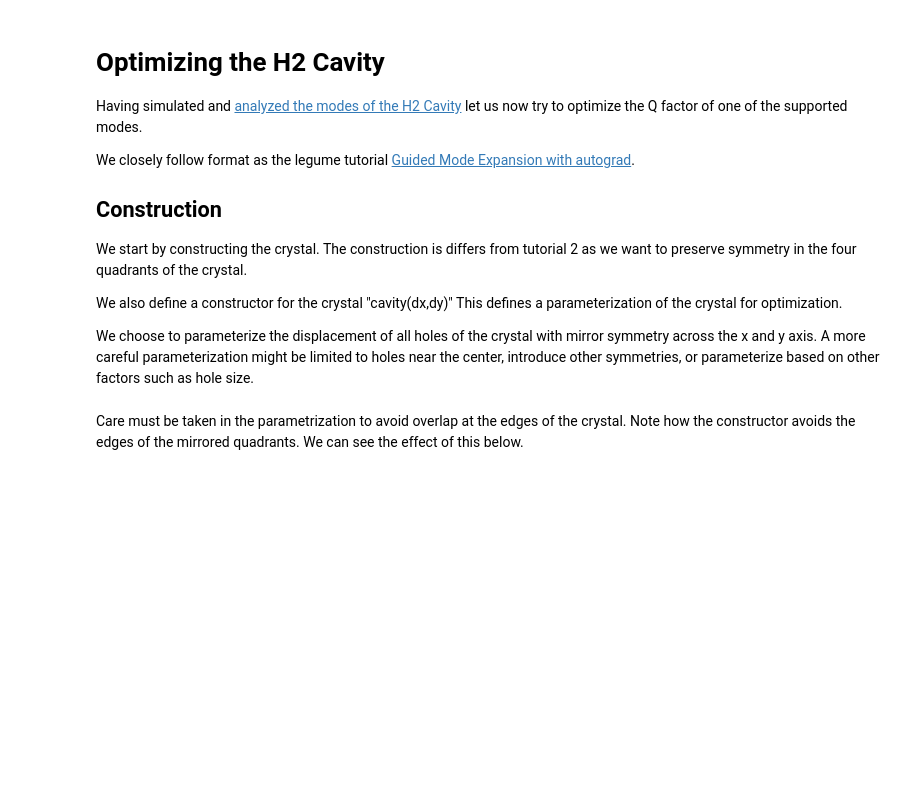
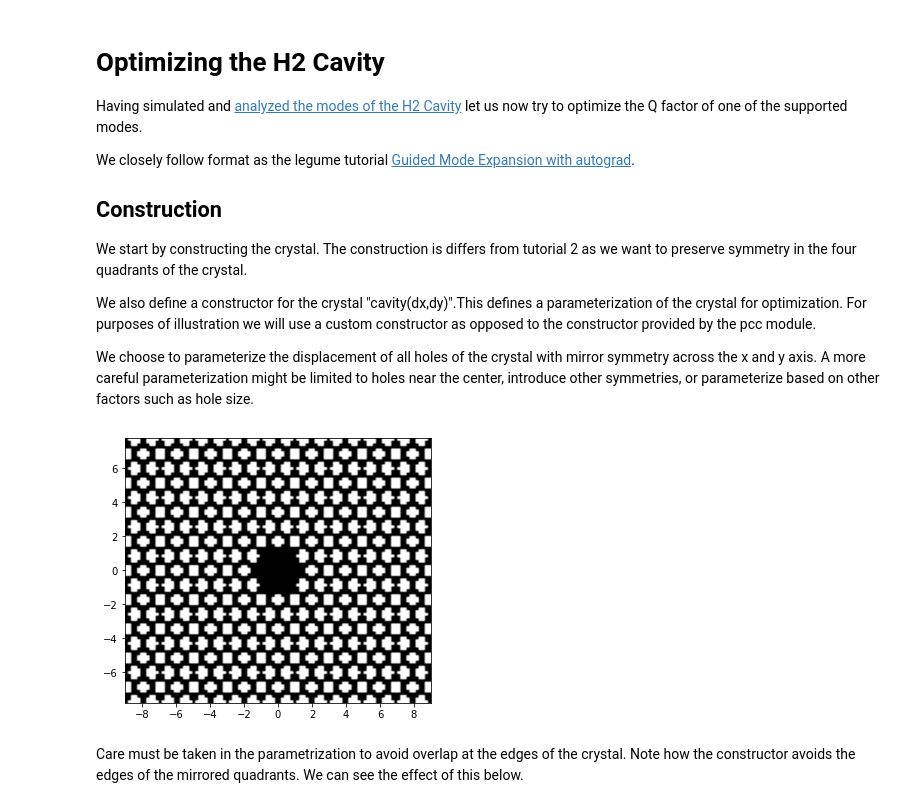
Before and after one commit to ENPH-2113-Silicon-Photonics/legume, a Jupyter notebook: chickpea_docs/07_Optimizing_the_H2_Cavity.ipynb, the cells around one changed output. Drawn from its saved outputs; the diff is of its cells as text; code cells hidden in the pictures; blank space fills up the shorter version.

```diff
--- a/chickpea_docs/07_Optimizing_the_H2_Cavity.ipynb
+++ b/chickpea_docs/07_Optimizing_the_H2_Cavity.ipynb
@@ -24,8 +24,9 @@ We closely follow format as the legume tutorial
 We start by constructing the crystal. The construction is differs from tutorial 2 as we want to preserve
 symmetry in the four quadrants of the crystal.
 
-We also define a constructor for the crystal "cavity(dx,dy)" This defines a parameterization of the
-crystal for optimization.
+We also define a constructor for the crystal "cavity(dx,dy)".This defines a parameterization of the
+crystal for optimization. For purposes of illustration we will use a custom constructor as opposed to the
+constructor provided by the pcc module.
 
 We choose to parameterize the displacement of all holes of the crystal with mirror symmetry across the x and y axis.
 A more careful parameterization might be limited to holes near the center, introduce other symmetries, or parameterize
@@ -37,7 +38,7 @@ a=1
 # Regular PhC parameters
 dslab = 0.26/0.366*a
 n_slab = 3.4
-ra = 0.344*a
+ra = 0.37*a
 
 
 # Initialize a lattice and PhC
@@ -54,36 +55,38 @@ for iy in range(ny):
         if iy == 1 and ix ==0:
             continue
         xp.append(ix + (iy%2)*0.5)
         yp.append(iy*np.sqrt(3)/2)
 
-# Move the first two holes to create the L4/3 defect
 nc = len(xp)
 
 # Initialize shift parameters to zeros
 dx, dy = np.zeros((nc,)), np.zeros((nc,))
 r = np.ones((nc))
-# Define L4/3 PhC cavity with shifted holes
+# Define H2 PhC cavity with shifted holes
 def cavity(dx, dy):
     # Initialize PhC
     phc = legume.PhotCryst(lattice)
 
     # Add a layer to the PhC
     phc.add_layer(d=dslab, eps_b=n_slab**2)
 
     # Apply holes symmetrically in the four quadrants
     for ic, x in enumerate(xp):
         yc = yp[ic] if yp[ic] == 0 else yp[ic] + dy[ic]
         xc = x if x == 0 else xp[ic] + dx[ic]
         phc.add_shape(legume.Circle(x_cent=xc, y_cent=yc, r=ra))
         if nx-0.6 > xp[ic] > 0 and (ny-1.1)*np.sqrt(3)/2 > yp[ic] > 0:
             phc.add_shape(legume.Circle(x_cent=-xc, y_cent=-yc, r=ra))
         if nx-1.6 > xp[ic] > 0:
             phc.add_shape(legume.Circle(x_cent=-xc, y_cent=yc, r=ra))
         if (ny-1.1)*np.sqrt(3)/2 > yp[ic] > 0 and nx-1.1 > xp[ic]:
             phc.add_shape(legume.Circle(x_cent=xc, y_cent=-yc, r=ra))
     return phc
+
 phc=cavity(dx,dy)
-ax=legume.viz.eps_xy(phc, z=dslab/2, Nx=100, Ny=100)
+legume.viz.eps_xy(phc, z=dslab/2, Nx=100, Ny=100)
+# %% [output]
+[figure, added]
 # %% [markdown]
 Care must be taken in the parametrization to avoid overlap at the edges of the crystal.
 Note how the constructor avoids the edges of the mirrored quadrants.
```
Also changed, not shown: parts of 5 cells of this notebook, 4 other files.
